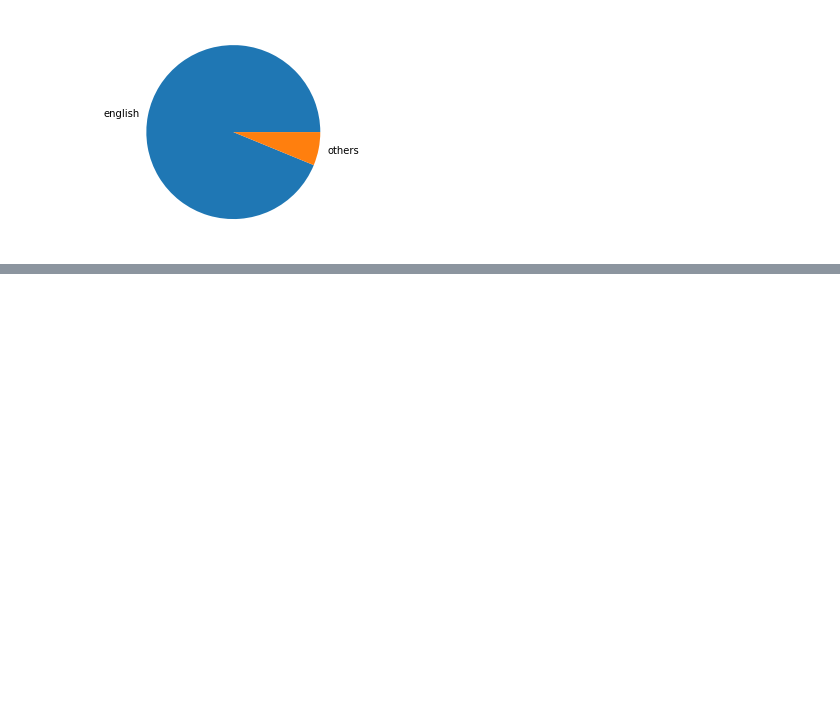
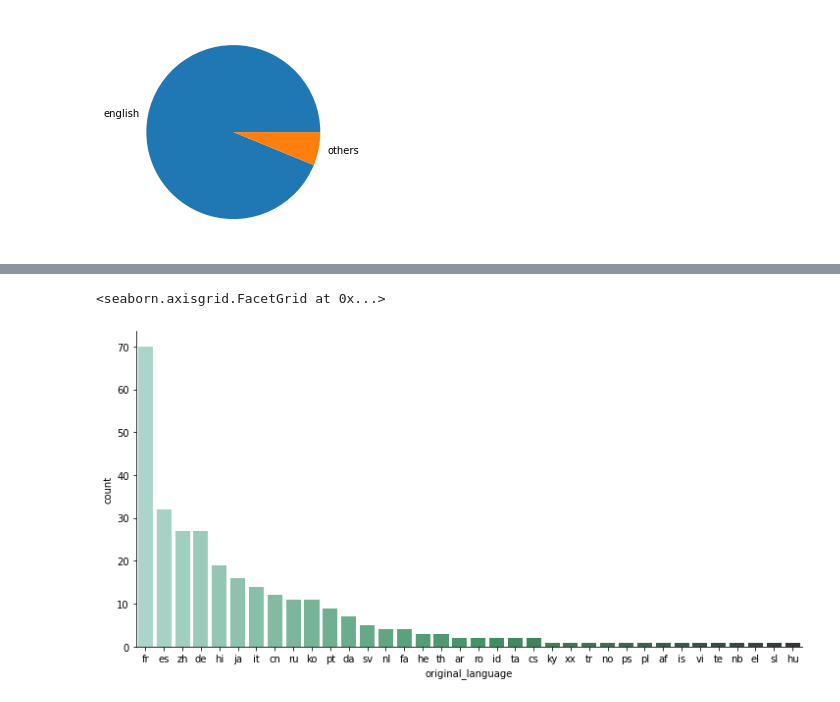
Before and after one commit to Sussumu/alura-data-science, a Jupyter notebook: introducao-a-data-science-aula0/aula0/3-variable-types.ipynb, the cells around one changed output, grey strips where cells are left out. Drawn from its saved outputs; the diff is of its cells as text; code cells hidden in the pictures; blank space fills up the shorter version.

```diff
--- a/introducao-a-data-science-aula0/aula0/3-variable-types.ipynb
+++ b/introducao-a-data-science-aula0/aula0/3-variable-types.ipynb
@@ -90,0 +91,11 @@ sns.catplot(x="original_language", kind="count", data=non_english_movies)
+# %%
+sns.catplot(
+    x="original_language",
+    kind="count",
+    data=non_english_movies,
+    aspect=2,
+    palette="BuGn_d",
+    order=non_english_movies.original_language.value_counts().index)
+# %% [output]
+<seaborn.axisgrid.FacetGrid at 0x...>
+[figure, added]
```
Also changed, not shown: parts of 2 cells of this notebook, 1 other file.
